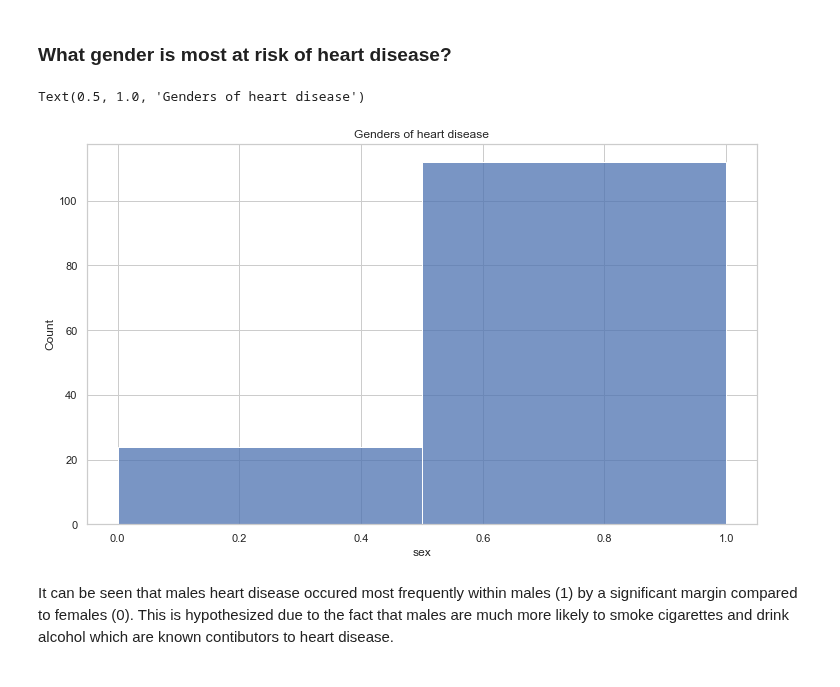
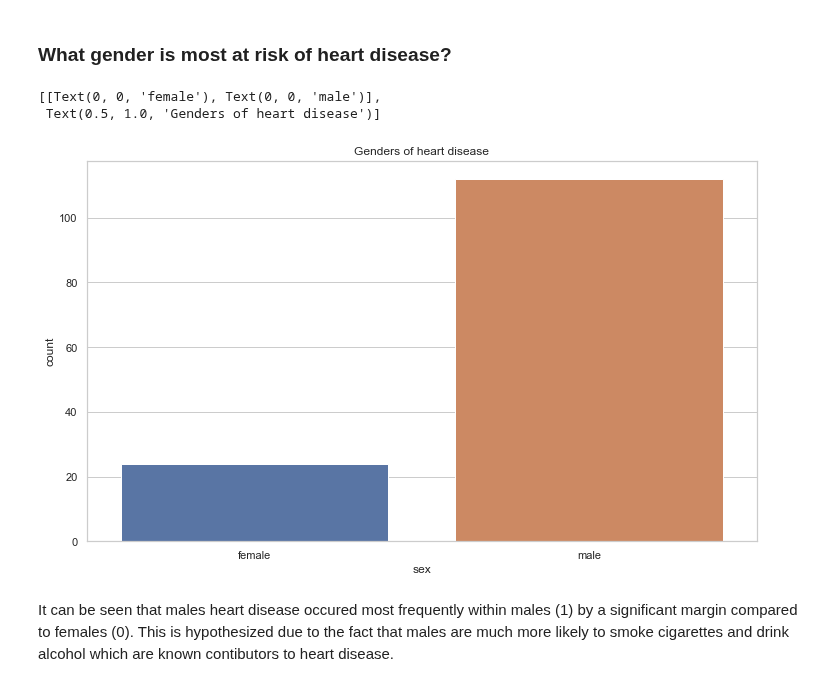
Before and after one commit to BenGOsborn/Heart-Disease-Classification, a Jupyter notebook: heart-disease-analysis.ipynb, the cells around one changed output. Drawn from its saved outputs; the diff is of its cells as text; code cells hidden in the pictures.

```diff
--- a/heart-disease-analysis.ipynb
+++ b/heart-disease-analysis.ipynb
@@ -191,11 +194,12 @@ It can be seen that out of all cases of heart disease recorderd, a large majorit
 # %% [markdown]
 ### What gender is most at risk of heart disease?
 # %%
-graph = sns.histplot(df[df['has_heart_disease'] == 1], x='sex', bins=2) # Plot a histogram of the ages that contracted heart disease
-graph.set_title('Genders of heart disease') # Give the plot a title
+graph = sns.countplot(data=df[df['has_heart_disease'] == 1], x='sex') # Plot a histogram of the ages that contracted heart disease
+graph.set(title='Genders of heart disease', xticklabels=['female', 'male']) # Set the title and tick labels
 # %% [output]
-Text(0.5, 1.0, 'Genders of heart disease')
+[[Text(0, 0, 'female'), Text(0, 0, 'male')],
+ Text(0.5, 1.0, 'Genders of heart disease')]
-[figure, old version]
+[figure, new version]
 # %% [markdown]
 It can be seen that males heart disease occured most frequently within males (1) by a significant margin compared to females (0). This is hypothesized due to the fact that males are much more likely to smoke cigarettes and drink alcohol which are known contibutors to heart disease.
 # %%
```
Also changed, not shown: parts of 5 cells of this notebook.
